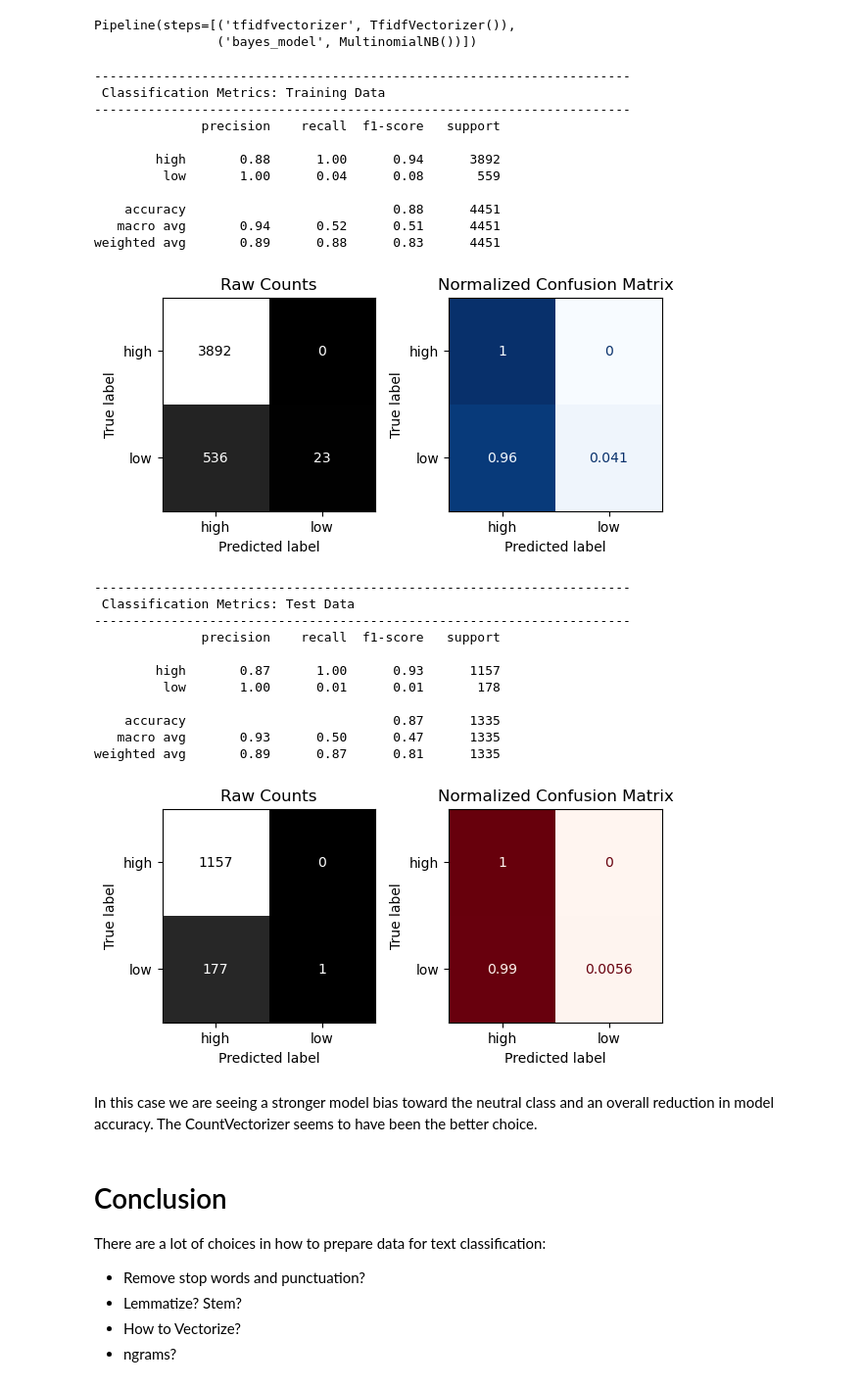
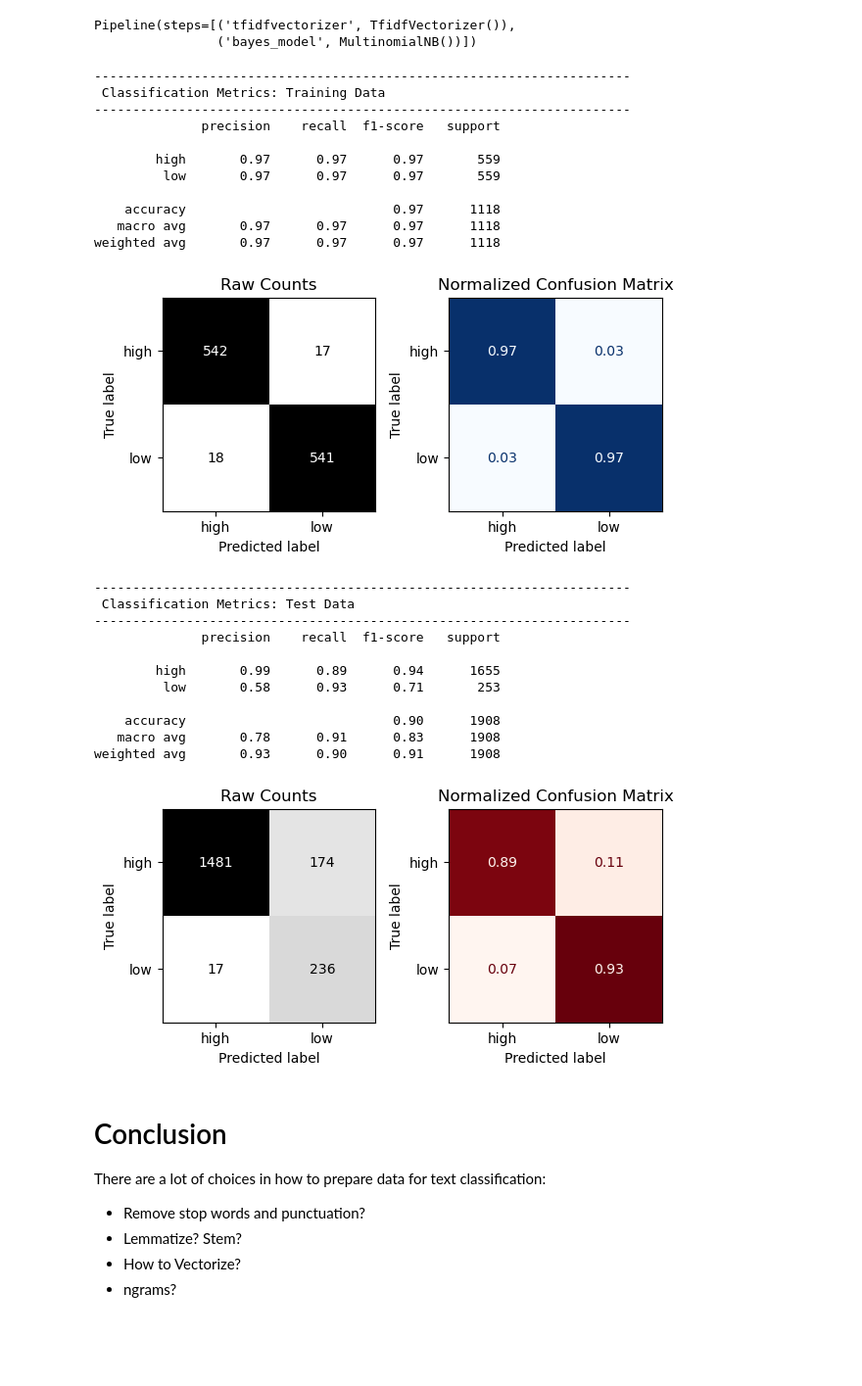
Before and after one commit to purvikansara/adv-ml-wk01-nlp-codealongs, a Jupyter notebook: Lecture 2-Amazon/SOLUTIONS-Amazon-W01L02-nlp-analysis-and-classification.ipynb, the cells around one changed output. Shown at 98% size. Cells and saved outputs as stored; diff of their text form; code cells hidden in the pictures; blank space fills up the shorter version.

```diff
--- a/Lecture 2-Amazon/SOLUTIONS-Amazon-W01L02-nlp-analysis-and-classification.ipynb
+++ b/Lecture 2-Amazon/SOLUTIONS-Amazon-W01L02-nlp-analysis-and-classification.ipynb
@@ -229,12 +230,3 @@ def create_target(x):
         return "low"
     else:
         return None
-# %%
-# ## Çreate a binary high/low review column
-# target_map = {1.0:'low',
-#              2.0:'low',
-#               # 3.0:'mid',
-#               # 4.0:'high',
-#              5.0:'high'}
-df['rating'] = df['overall'].map(create_target)
-df['rating'].value_counts(dropna=False)
@@ -245,0 +246,4 @@ Name: rating, dtype: int64
+# %%
+## Use the function to create a new "rating" column with groups
+df['rating'] = df['overall'].map(create_groups)
+df['rating'].value_counts(dropna=False)
@@ -753,5 +848,5 @@ Name: text, dtype: object
 # %%
-X_train, X_test, y_train, y_test = train_test_split(X, y, test_size=.3, random_state=42)
-X_val, X_test, y_val, y_test = train_test_split(X_test, y_test, test_size=.3, random_state=42)
-X_train.head()
+## Split data into train, test, val
+X_train_full, X_test, y_train_full, y_test = train_test_split(X, y, test_size=.3, random_state=42)
+X_train_full.head()
 # %% [output]
@@ -765,0 +861,12 @@ Here we see more opportunities for normalization.  In future iterations we could
+# %%
+# Instantiate a RandomUnderSampler
+sampler = RandomUnderSampler(random_state=42)
+
+# Fit_resample on the reshaped X_train data and y-train data
+X_train, y_train = sampler.fit_resample(X_train_full.values.reshape(-1,1),y_train_full)
+
+# Flatten the reshaped X_train data back to 1D
+X_train = X_train.flatten()
+
+# Check for class balance
+y_train.value_counts()
@@ -869,34 +980,32 @@ tfidf_pipe.fit(X_train, y_train)
 Pipeline(steps=[('tfidfvectorizer', TfidfVectorizer()),
                 ('bayes_model', MultinomialNB())])
 # %%
-evaluate_classification(tfidf_pipe, X_train, y_train, X_val, y_val)
+evaluate_classification(tfidf_pipe, X_train, y_train, X_test, y_test)
 # %% [output]
 ----------------------------------------------------------------------
  Classification Metrics: Training Data
 ----------------------------------------------------------------------
               precision    recall  f1-score   support
 
-        high       0.88      1.00      0.94      3892
-         low       1.00      0.04      0.08       559
+        high       0.97      0.97      0.97       559
+         low       0.97      0.97      0.97       559
 
-    accuracy                           0.88      4451
-   macro avg       0.94      0.52      0.51      4451
-weighted avg       0.89      0.88      0.83      4451
+    accuracy                           0.97      1118
+   macro avg       0.97      0.97      0.97      1118
+weighted avg       0.97      0.97      0.97      1118
-[figure, old version]
+[figure, new version]
 ----------------------------------------------------------------------
  Classification Metrics: Test Data
 ----------------------------------------------------------------------
               precision    recall  f1-score   support
 
-        high       0.87      1.00      0.93      1157
-         low       1.00      0.01      0.01       178
+        high       0.99      0.89      0.94      1655
+         low       0.58      0.93      0.71       253
 
-    accuracy                           0.87      1335
-   macro avg       0.93      0.50      0.47      1335
-weighted avg       0.89      0.87      0.81      1335
+    accuracy                           0.90      1908
+   macro avg       0.78      0.91      0.83      1908
+weighted avg       0.93      0.90      0.91      1908
-[figure, old version]
+[figure, new version]
-# %% [markdown]
-In this case we are seeing a stronger model bias toward the neutral class and an overall reduction in model accuracy.  The CountVectorizer seems to have been the better choice.
 # %% [markdown]
 # Conclusion
 
```
Also changed, not shown: parts of 70 cells of this notebook, 4 other files.
